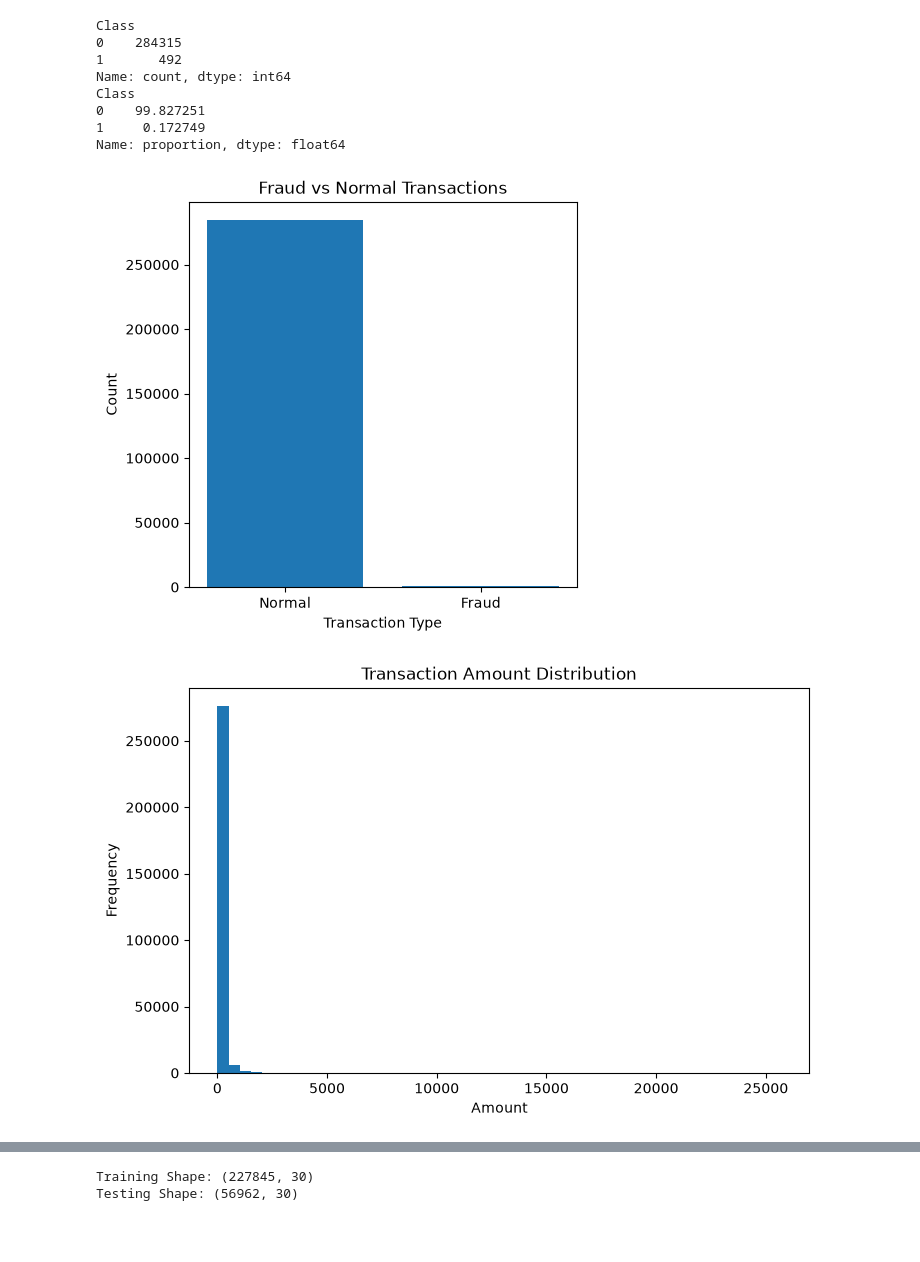
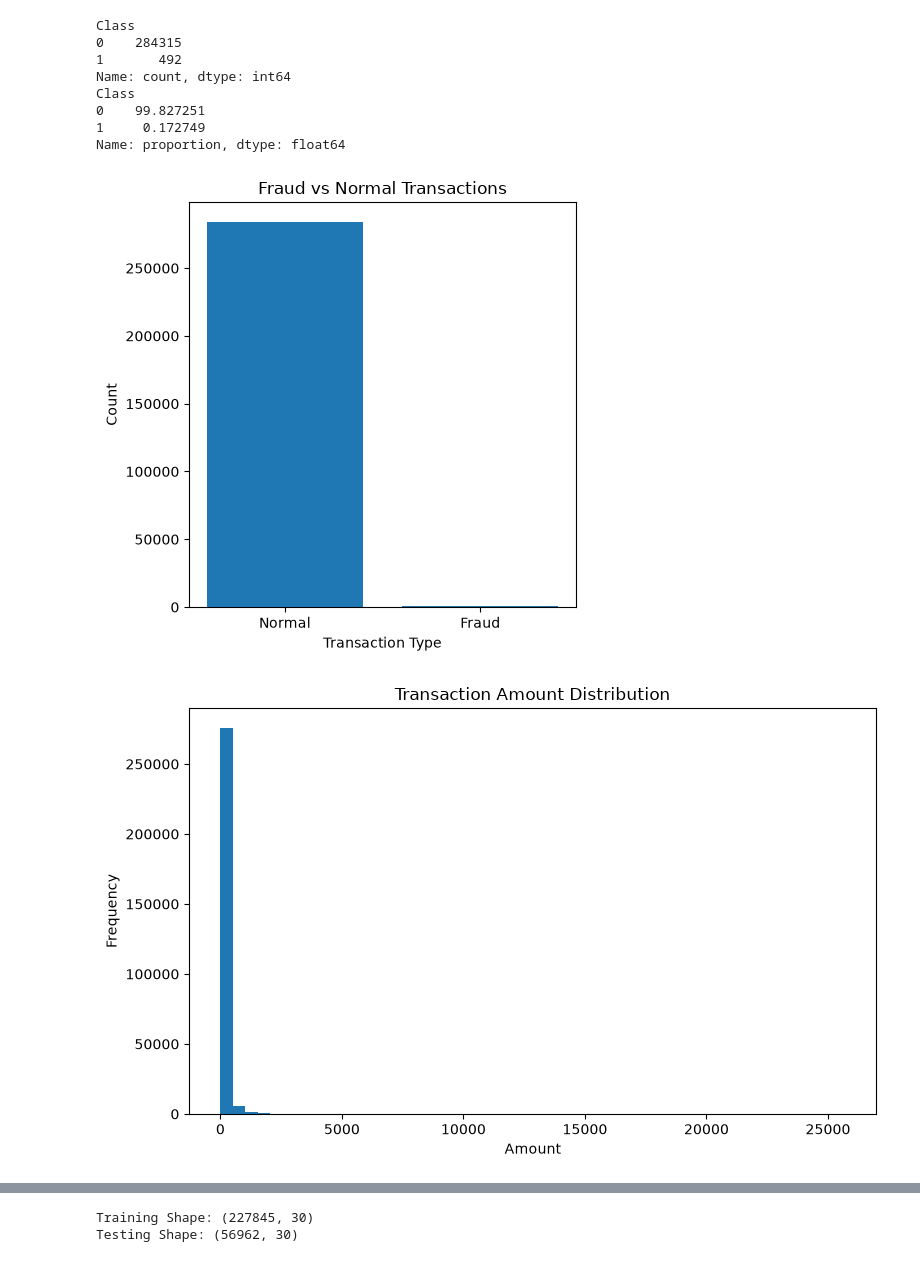
Before and after one commit to Komalram345/Credit-Card-Fraud-Detection, a Jupyter notebook: notebooks/01_data_preprocessing.ipynb, the cells around one changed output, grey strips where cells are left out. Drawn from its saved outputs; the diff is of its cells as text; code cells hidden in the pictures; blank space fills up the shorter version.

Commit message:
Added output graphs

```diff
--- a/notebooks/01_data_preprocessing.ipynb
+++ b/notebooks/01_data_preprocessing.ipynb
@@ -95,26 +95,32 @@ Name: proportion, dtype: float64
 # %%
 import matplotlib.pyplot as plt
 
 # Fraud vs Normal Transactions
 counts = df["Class"].value_counts()
 
 plt.figure(figsize=(5,5))
 plt.bar(["Normal", "Fraud"], counts.values)
 plt.title("Fraud vs Normal Transactions")
 plt.xlabel("Transaction Type")
 plt.ylabel("Count")
+plt.tight_layout()
+plt.savefig("../outputs/fraud_vs_normal.png", dpi=300, bbox_inches="tight")
 plt.show()
+plt.show()
 # %% [output]
-[figure, old version]
+[figure, new version]
 # %%
 plt.figure(figsize=(8,5))
 plt.hist(df["Amount"], bins=50)
 plt.title("Transaction Amount Distribution")
 plt.xlabel("Amount")
 plt.ylabel("Frequency")
+plt.tight_layout()
+plt.savefig("../outputs/amount_distribution.png", dpi=300, bbox_inches="tight")
 plt.show()
+plt.show()
 # %% [output]
-[figure, old version]
+[figure, new version]
 # %%
 plt.figure(figsize=(8,5))
 plt.hist(df["Time"], bins=50)
```
Also changed, not shown: parts of 2 cells of this notebook.
